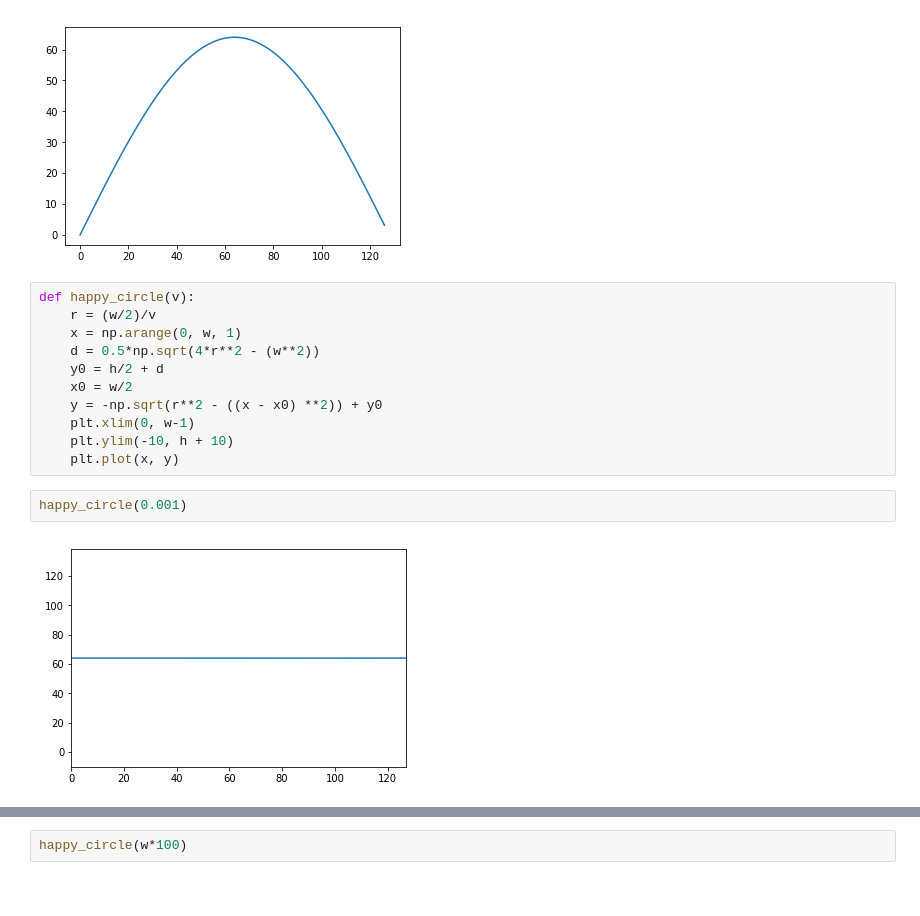
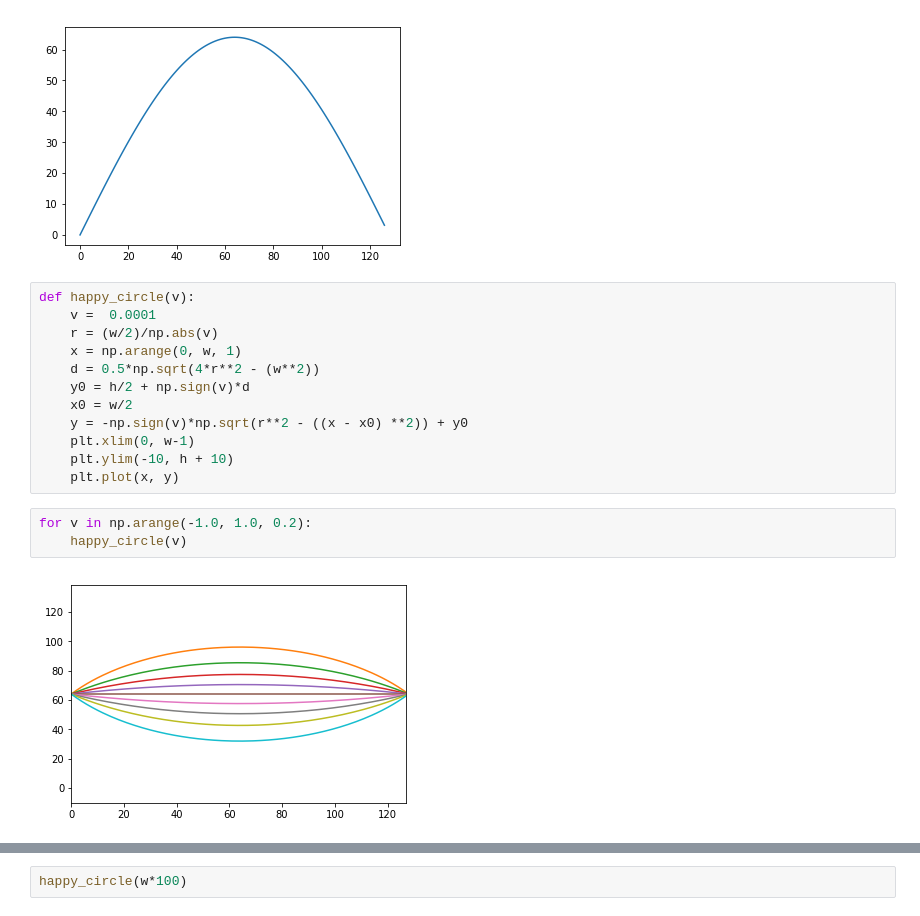
Before and after one commit to drmattyg/happiness, a Jupyter notebook: happiness.ipynb, the cells around one changed output, grey strips where cells are left out. Drawn from its saved outputs; the diff is of its cells as text.

```diff
--- a/happiness.ipynb
+++ b/happiness.ipynb
@@ -30,17 +30,19 @@ happiness(1)
 [figure]
 # %%
 def happy_circle(v):
-    r = (w/2)/v
+    v =  0.0001
+    r = (w/2)/np.abs(v)
     x = np.arange(0, w, 1)
     d = 0.5*np.sqrt(4*r**2 - (w**2))
-    y0 = h/2 + d
+    y0 = h/2 + np.sign(v)*d
     x0 = w/2
-    y = -np.sqrt(r**2 - ((x - x0) **2)) + y0
+    y = -np.sign(v)*np.sqrt(r**2 - ((x - x0) **2)) + y0
     plt.xlim(0, w-1)
     plt.ylim(-10, h + 10)
     plt.plot(x, y)
-# %%
-happy_circle(0.001)
-# %% [output]
-[figure, removed]
+# %%
+for v in np.arange(-1.0, 1.0, 0.2):
+    happy_circle(v)
+# %% [output]
+[figure, added]
 # %%
```
Also changed, not shown: parts of 3 cells of this notebook.
